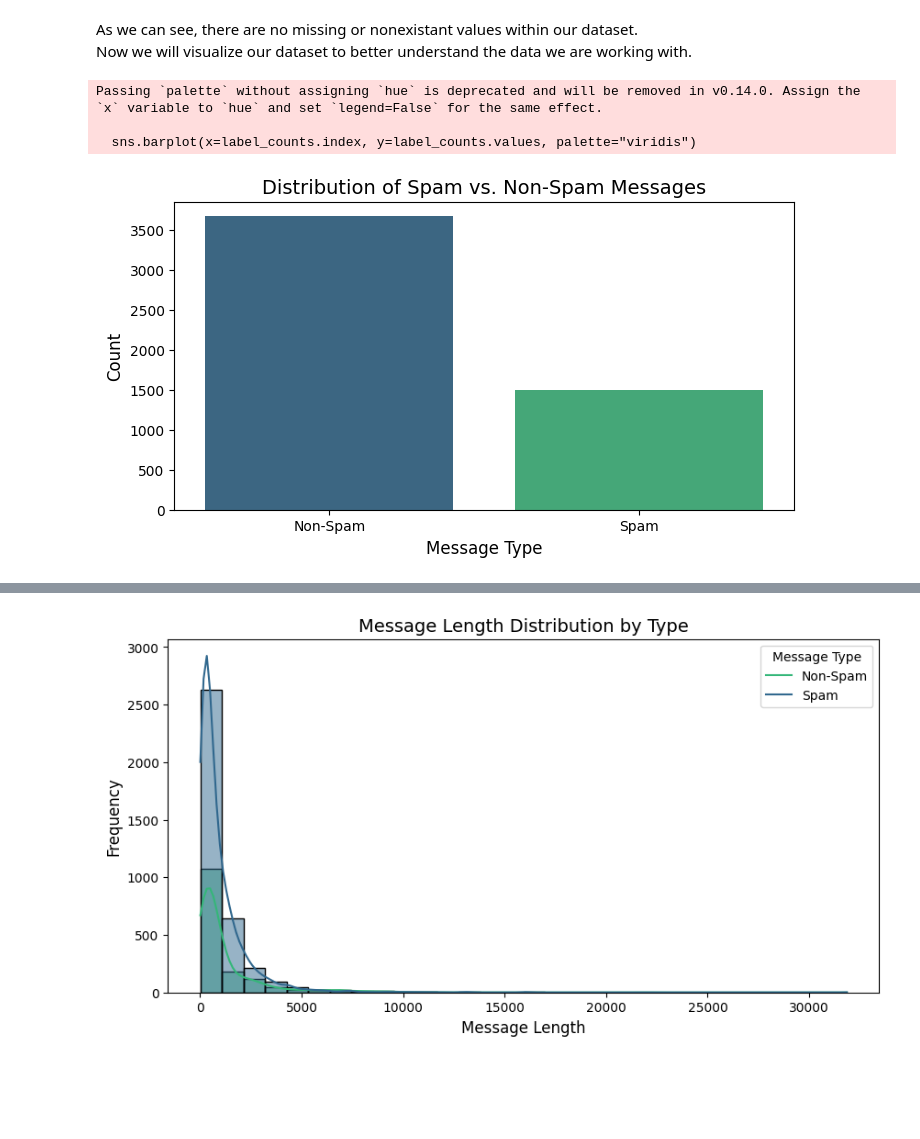
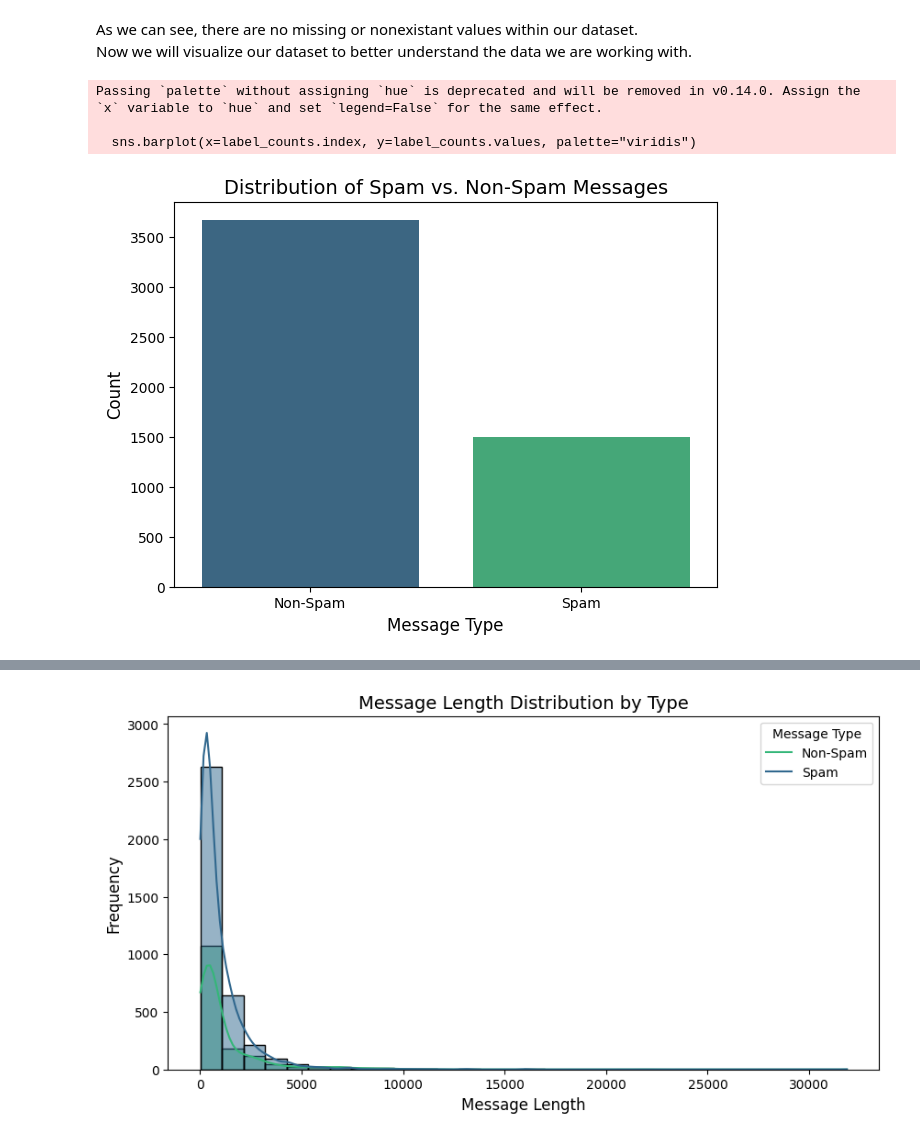
Before and after one commit to azuhayer/Spam-Message-Classifier, a Jupyter notebook: Spam_Classifier.ipynb, the cells around one changed output, grey strips where cells are left out. Cells and saved outputs as stored; diff of their text form; code cells hidden in the pictures; blank space fills up the shorter version.

```diff
--- a/Spam_Classifier.ipynb
+++ b/Spam_Classifier.ipynb
@@ -96,19 +98,19 @@ Now we will visualize our dataset to better understand the data we are working w
 # %%
 # Visualize the count of spam vs. non-spam messages using a bar plot
 label_counts = df['label'].value_counts()
 
-plt.figure(figsize=(8, 4))
+plt.figure(figsize=(7, 5))
 sns.barplot(x=label_counts.index, y=label_counts.values, palette="viridis")
 plt.title("Distribution of Spam vs. Non-Spam Messages", fontsize=14)
 plt.xlabel("Message Type", fontsize=12)
 plt.ylabel("Count", fontsize=12)
 plt.xticks([0, 1], ["Non-Spam", "Spam"], fontsize=10)
 plt.show()
 # %% [output]
 Passing `palette` without assigning `hue` is deprecated and will be removed in v0.14.0. Assign the `x` variable to `hue` and set `legend=False` for the same effect.
 
   sns.barplot(x=label_counts.index, y=label_counts.values, palette="viridis")
-[figure, old version]
+[figure, new version]
 # %%
 # Using wordcloud to visualize he most common words in spam and non-spam messages
 spam_messages = " ".join(df[df['label'] == 'spam']['text'])  # Filtering spam messages
```
Also changed, not shown: parts of 11 cells of this notebook.
